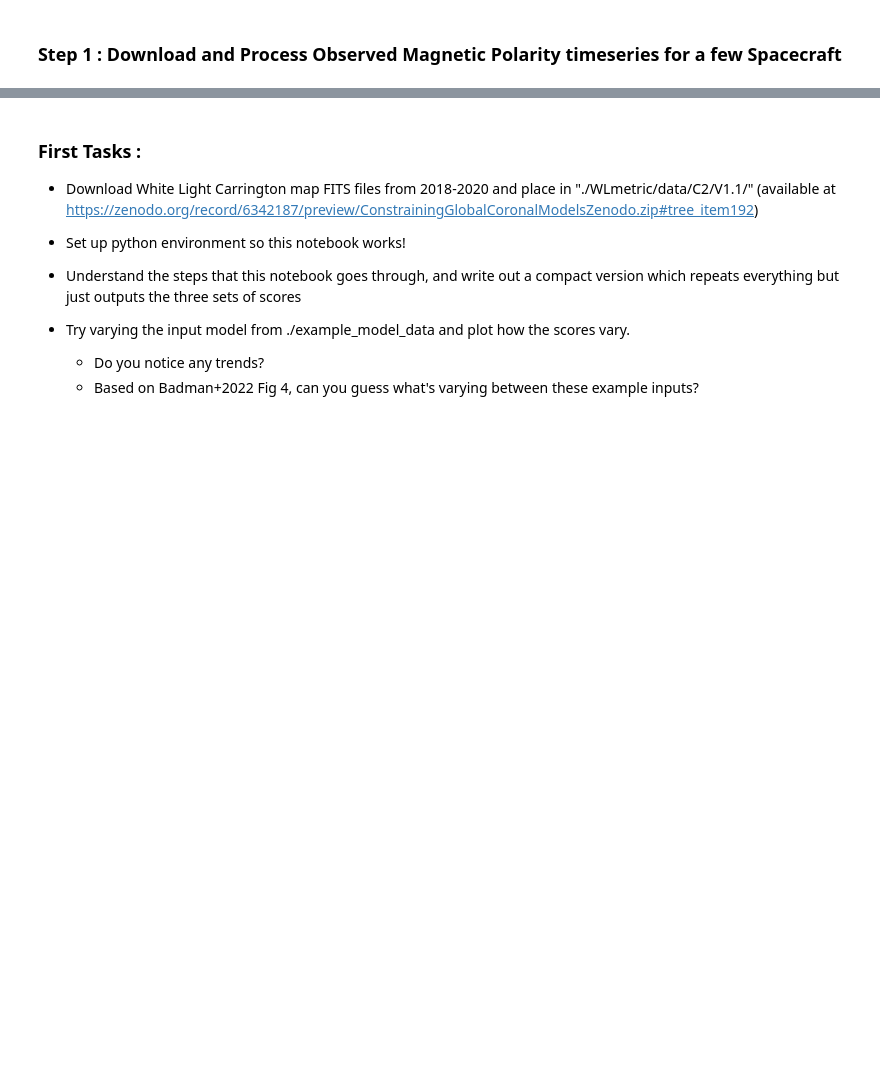
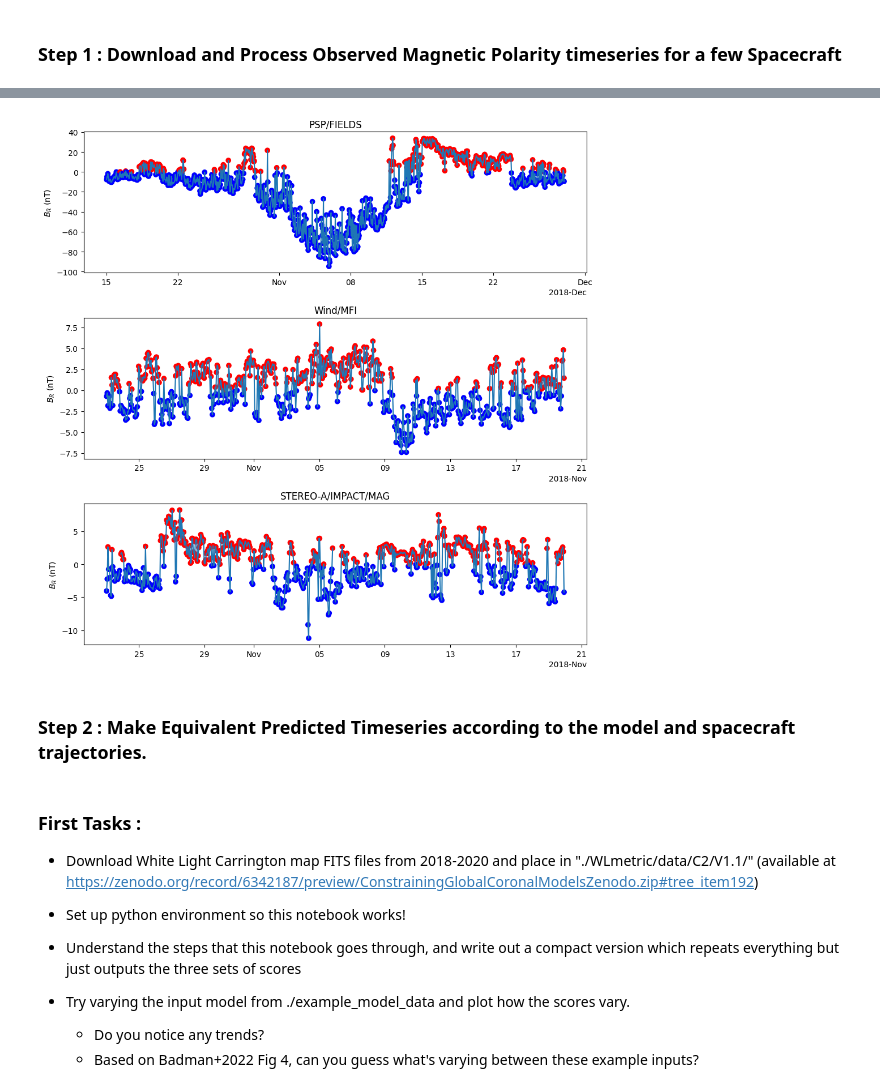
Before and after one commit to STBadman/cmfpy, a Jupyter notebook: topLevel.ipynb, the cells around one changed output, grey strips where cells are left out. Saved outputs shown, nothing was run; the diff lists cells and outputs as text; code cells hidden in the pictures; blank space fills up the shorter version.

Commit message:
Add pyspedas data download routines for getting mag data (psp,solo, sta,stb, wind)

```diff
--- a/topLevel.ipynb
+++ b/topLevel.ipynb
@@ -258,0 +219,13 @@ print(carrington_interval)
+# %%
+# todo : save these processed timeseries to files whose names
+# reflect the spacecraft, center time and that the times
+# contain a carrington rotation
+
+# todo : figure out how to make the stereo mag data parseable in
+# a practical amount of time/computation
+
+dt_center = datetime.datetime(2018,11,6)
+observed_field_psp = NLmetric.create_br_obs(dt_center,"psp")
+observed_field_l1 = NLmetric.create_br_obs(dt_center,"L1")
+### STEREO data is heavy, takes a few min to run
+observed_field_sta = NLmetric.create_br_obs(dt_center,"stereo-a")
@@ -259,3 +250,17 @@ print(carrington_interval)
+# %%
+fig,axes=plt.subplots(figsize=(10,10),nrows=3)
+for ax,sc in zip(axes,[observed_field_psp,observed_field_l1,observed_field_sta]) :
+    ax.plot(*sc)
+    ax.scatter(*sc,color=plt.cm.bwr(np.sign(sc[1])))
+    ax.set_ylabel("$B_R$ (nT)")
+axes[0].set_title("PSP/FIELDS")
+axes[1].set_title("Wind/MFI")
+axes[2].set_title("STEREO-A/IMPACT/MAG")
+plt.tight_layout()
+# %% [output]
+[figure, added]
+# %% [markdown]
+### Step 2 : Make Equivalent Predicted Timeseries according to the model and spacecraft trajectories.
 # %% [markdown]
 ### First Tasks :
 
```
Also changed, not shown: parts of 7 cells of this notebook, 2 other files.
